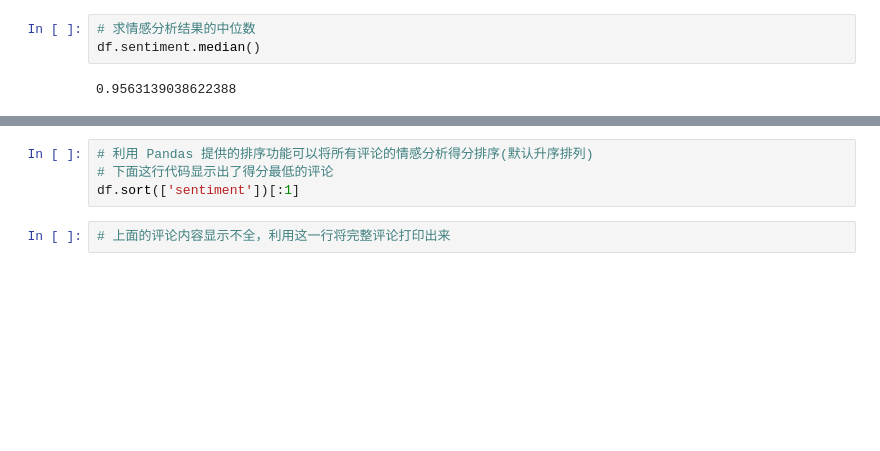
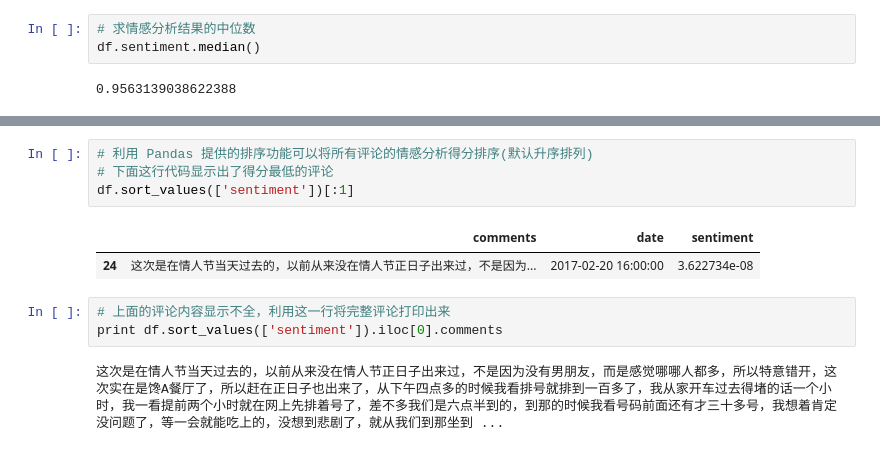
Before and after one commit to 21PIRLO21/time-series, a Jupyter notebook: 舆情时间序列可视化.ipynb, the cells around one changed output, grey strips where cells are left out. Saved outputs shown, nothing was run; the diff lists cells and outputs as text; blank space fills up the shorter version.

```diff
--- a/舆情时间序列可视化.ipynb
+++ b/舆情时间序列可视化.ipynb
@@ -61,6 +69,12 @@ ggplot(aes(x='date', y='sentiment'), data=df) + geom_point() + geom_line(color =
 # %%
 # 利用 Pandas 提供的排序功能可以将所有评论的情感分析得分排序(默认升序排列)
 # 下面这行代码显示出了得分最低的评论
-df.sort(['sentiment'])[:1]
+df.sort_values(['sentiment'])[:1]
+# %% [output]
+|  | comments | date | sentiment |
+| 24 | 这次是在情人节当天过去的，以前从来没在情人节正日子出来过，不是因为... | 2017-02-20 16:00:00 | 3.622734e-08 |
 # %%
 # 上面的评论内容显示不全，利用这一行将完整评论打印出来
+print df.sort_values(['sentiment']).iloc[0].comments
+# %% [output]
+这次是在情人节当天过去的，以前从来没在情人节正日子出来过，不是因为没有男朋友，而是感觉哪哪人都多，所以特意错开，这次实在是馋A餐厅了，所以赶在正日子也出来了，从下午四点多的时候我看排号就排到一百多了，我从家开车过去得堵的话一个小时，我一看提前两个小时就在网上先排着号了，差不多我们是六点半到的，到那的时候我看号码前面还有才三十多号，我想着肯定没问题了，等一会就能吃上的，没想到悲剧了，就从我们到那坐到 ...
```
Also changed, not shown: parts of 4 cells of this notebook.
